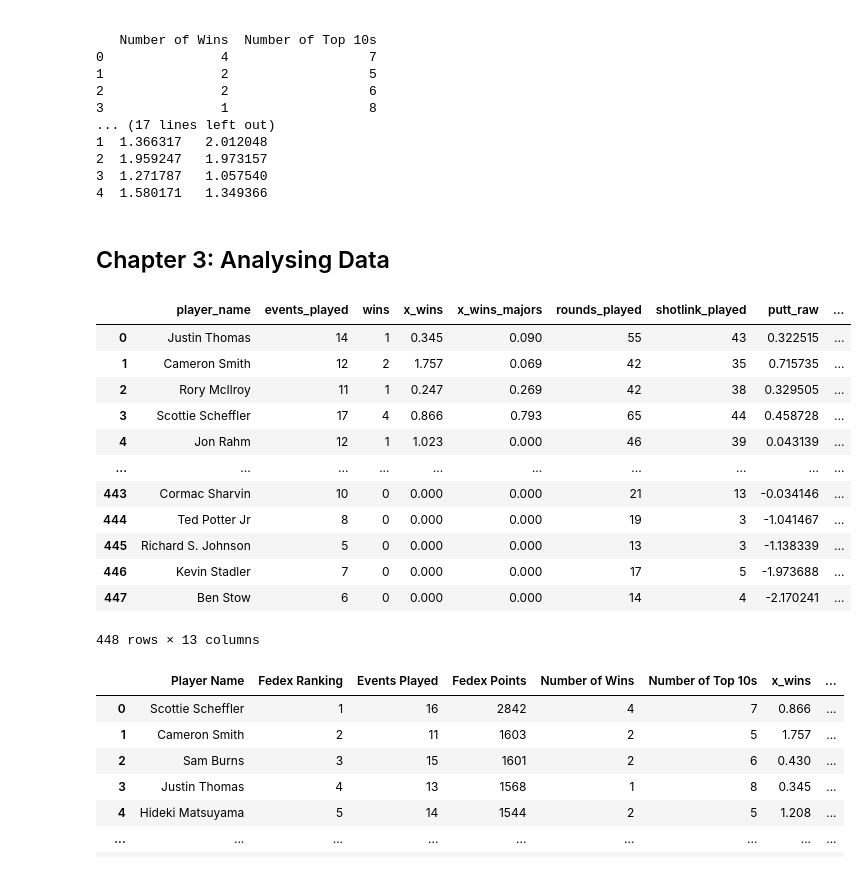
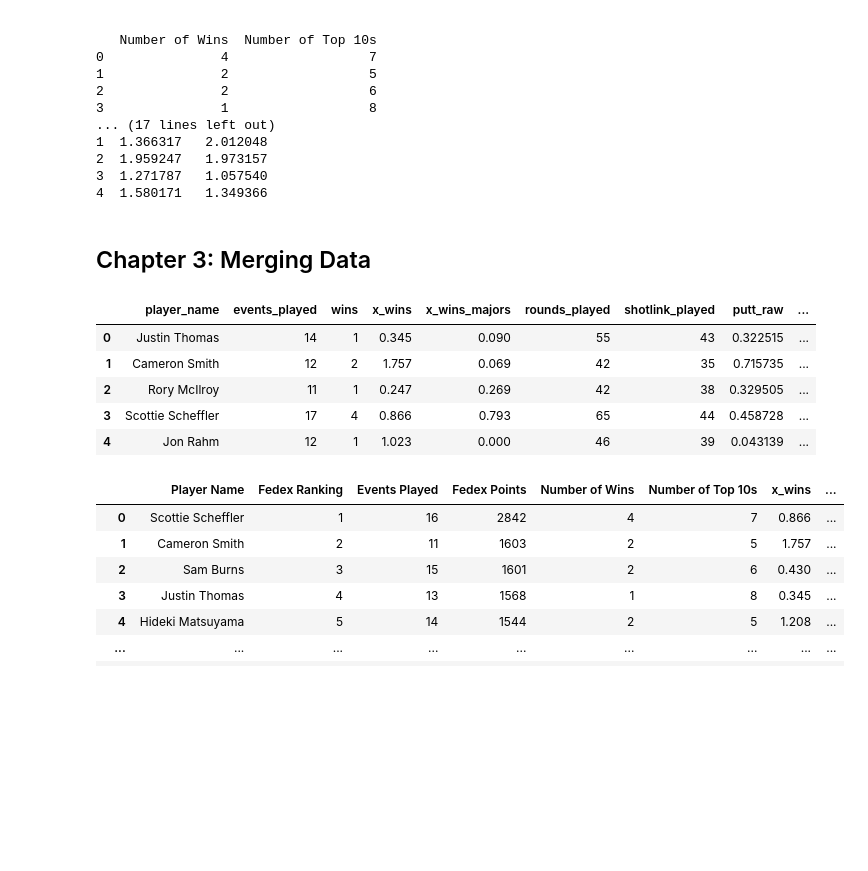
Before and after one commit to eimhincullen/UCDAPA_eimhincullen, a Jupyter notebook: UCDProjectV1.ipynb, the cells around one changed output. Drawn from its saved outputs; the diff is of its cells as text; code cells hidden in the pictures; blank space fills up the shorter version.

```diff
--- a/UCDProjectV1.ipynb
+++ b/UCDProjectV1.ipynb
@@ -131,29 +93,22 @@ print(strokes_gained.head())
 2  1.959247   1.973157
 3  1.271787   1.057540
 4  1.580171   1.349366
-# %% [markdown]
-## Chapter 3: Analysing Data
+# %% [markdown]
+## Chapter 3: Merging Data
 # %%
 strokes_gained['first_name'] = strokes_gained['player_name'].str.rsplit(',').str[-1].str.strip()
 strokes_gained['surname'] = strokes_gained['player_name'].str.extract('(.+?),')
 strokes_gained['player_name'] = strokes_gained['first_name'] + " " + strokes_gained['surname']
 strokes_gained.drop(["first_name", "surname"], axis = 1, inplace = True)
 # %%
-strokes_gained
+strokes_gained.head()
 # %% [output]
 |  | player_name | events_played | wins | x_wins | x_wins_majors | rounds_played | shotlink_played | putt_raw | ... |
 | 0 | Justin Thomas | 14 | 1 | 0.345 | 0.090 | 55 | 43 | 0.322515 | ... |
 | 1 | Cameron Smith | 12 | 2 | 1.757 | 0.069 | 42 | 35 | 0.715735 | ... |
 | 2 | Rory McIlroy | 11 | 1 | 0.247 | 0.269 | 42 | 38 | 0.329505 | ... |
 | 3 | Scottie Scheffler | 17 | 4 | 0.866 | 0.793 | 65 | 44 | 0.458728 | ... |
 | 4 | Jon Rahm | 12 | 1 | 1.023 | 0.000 | 46 | 39 | 0.043139 | ... |
-| ... | ... | ... | ... | ... | ... | ... | ... | ... | ... |
-| 443 | Cormac Sharvin | 10 | 0 | 0.000 | 0.000 | 21 | 13 | -0.034146 | ... |
-| 444 | Ted Potter Jr | 8 | 0 | 0.000 | 0.000 | 19 | 3 | -1.041467 | ... |
-| 445 | Richard S. Johnson | 5 | 0 | 0.000 | 0.000 | 13 | 3 | -1.138339 | ... |
-| 446 | Kevin Stadler | 7 | 0 | 0.000 | 0.000 | 17 | 5 | -1.973688 | ... |
-| 447 | Ben Stow | 6 | 0 | 0.000 | 0.000 | 14 | 4 | -2.170241 | ... |
-448 rows × 13 columns
 # %%
 df = fedex_cup.merge(strokes_gained, left_on='Player Name', right_on='player_name', how = 'inner')
 df.drop(['Unnamed: 0','player_name','events_played','wins','x_wins_majors','rounds_played','shotlink_played'],
```
Also changed, not shown: parts of 19 cells of this notebook.
